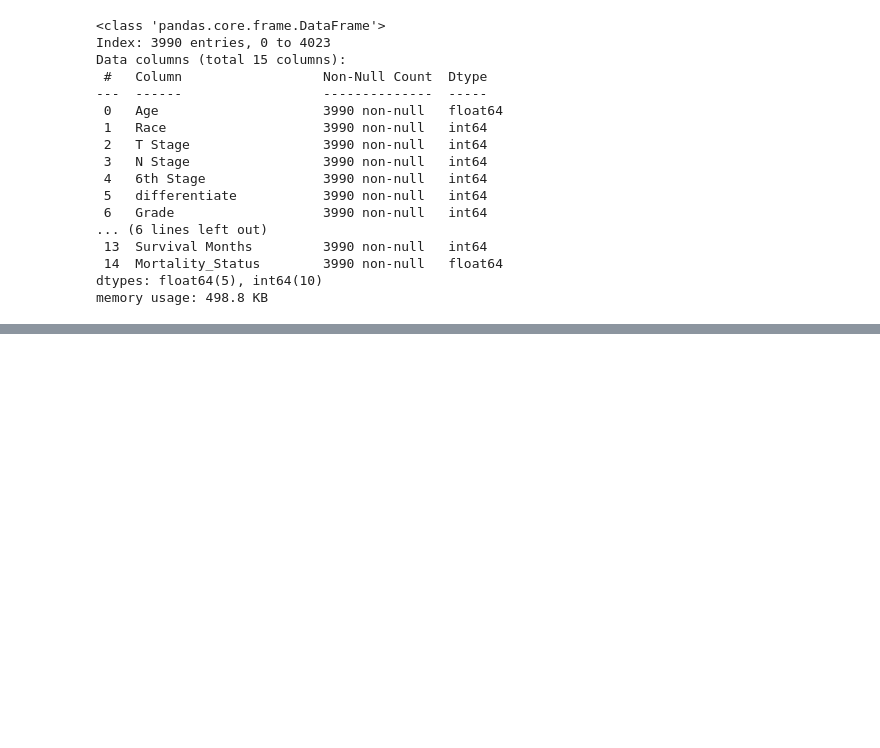
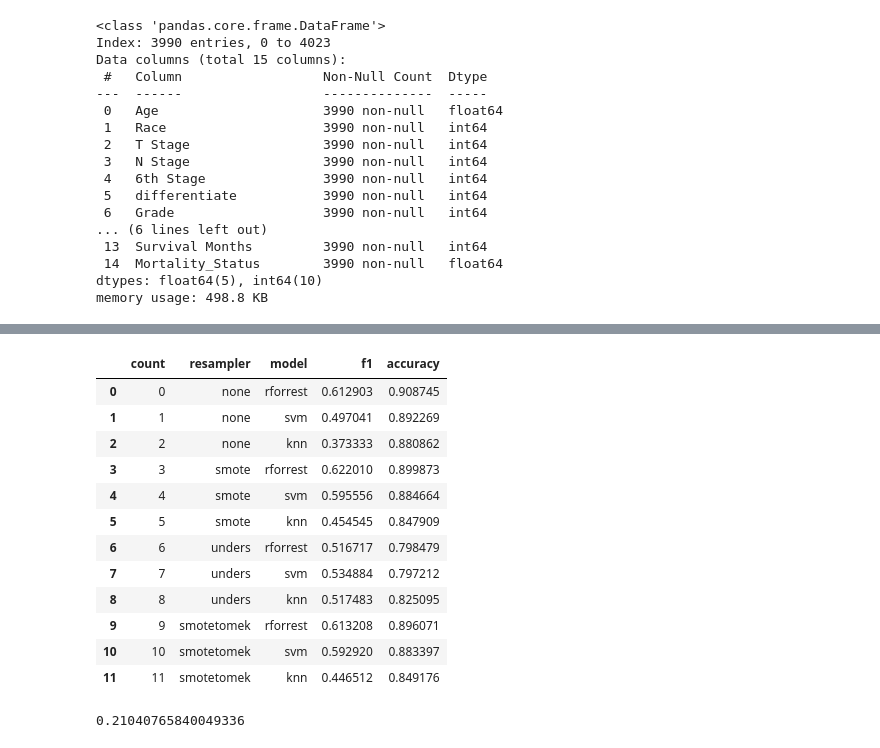
Before and after one commit to AliAhmed354/Final-Year-Project, a Jupyter notebook: FYPBreastCancer.ipynb, the cells around one changed output, grey strips where cells are left out. Drawn from its saved outputs; the diff is of its cells as text; code cells hidden in the pictures; blank space fills up the shorter version.

```diff
--- a/FYPBreastCancer.ipynb
+++ b/FYPBreastCancer.ipynb
@@ -230,0 +284,59 @@ df.describe()
+# %%
+## looping through each combo
+
+results = []
+confmatrix = []
+
+count = 0
+
+for rname, resampler in resamplers.items():
+  for mname, pipeline in models.items():
+
+    xt_result, yt_result = xtrain, ytrain
+
+    if resampler is not None:
+      xt_result, yt_result = resampler.fit_resample(xtrain, ytrain)
+
+    pipeline.fit(xt_result, yt_result)
+    ypred = pipeline.predict(xtest)
+
+    f1 = f1_score(ytest, ypred)
+    acc = accuracy_score(ytest, ypred)
+
+    tn, fp, fn, tp = confusion_matrix(ytest, ypred).ravel()
+
+    results.append({
+        'count': count,
+        'resampler':rname,
+        'model':mname,
+        'f1':f1,
+        'accuracy':acc})
+
+    confmatrix.append({
+        'count' : count,
+        'resampler':rname,
+        'model':mname,
+        'tn':tn,
+        'fp':fp,
+        'fn':fn,
+        'tp':tp
+    })
+
+    count += 1
+# %%
+resultsdf = pd.DataFrame(results)
+resultsdf.head(20)
+# %% [output]
+|  | count | resampler | model | f1 | accuracy |
+| 0 | 0 | none | rforrest | 0.612903 | 0.908745 |
+| 1 | 1 | none | svm | 0.497041 | 0.892269 |
+| 2 | 2 | none | knn | 0.373333 | 0.880862 |
+| 3 | 3 | smote | rforrest | 0.622010 | 0.899873 |
+| 4 | 4 | smote | svm | 0.595556 | 0.884664 |
+| 5 | 5 | smote | knn | 0.454545 | 0.847909 |
+| 6 | 6 | unders | rforrest | 0.516717 | 0.798479 |
+| 7 | 7 | unders | svm | 0.534884 | 0.797212 |
+| 8 | 8 | unders | knn | 0.517483 | 0.825095 |
+| 9 | 9 | smotetomek | rforrest | 0.613208 | 0.896071 |
+| 10 | 10 | smotetomek | svm | 0.592920 | 0.883397 |
+| 11 | 11 | smotetomek | knn | 0.446512 | 0.849176 |
@@ -230,0 +373,14 @@ df.describe()
+# %%
+from sklearn.metrics import mean_absolute_error, mean_squared_error, r2_score
+
+linmae = mean_absolute_error(linytest, linpred)
+linmse = mean_squared_error(linytest, linpred)
+linr2 = r2_score(linytest, linpred)
+
+rfrmae = mean_absolute_error(rftest, rfrpred)
+rfrmse = mean_squared_error(rftest, rfrpred)
+rfr2 = r2_score(rftest, rfrpred)
+
+print(rfr2)
+# %% [output]
+0.21040765840049336
```
Also changed, not shown: parts of 8 cells of this notebook.
